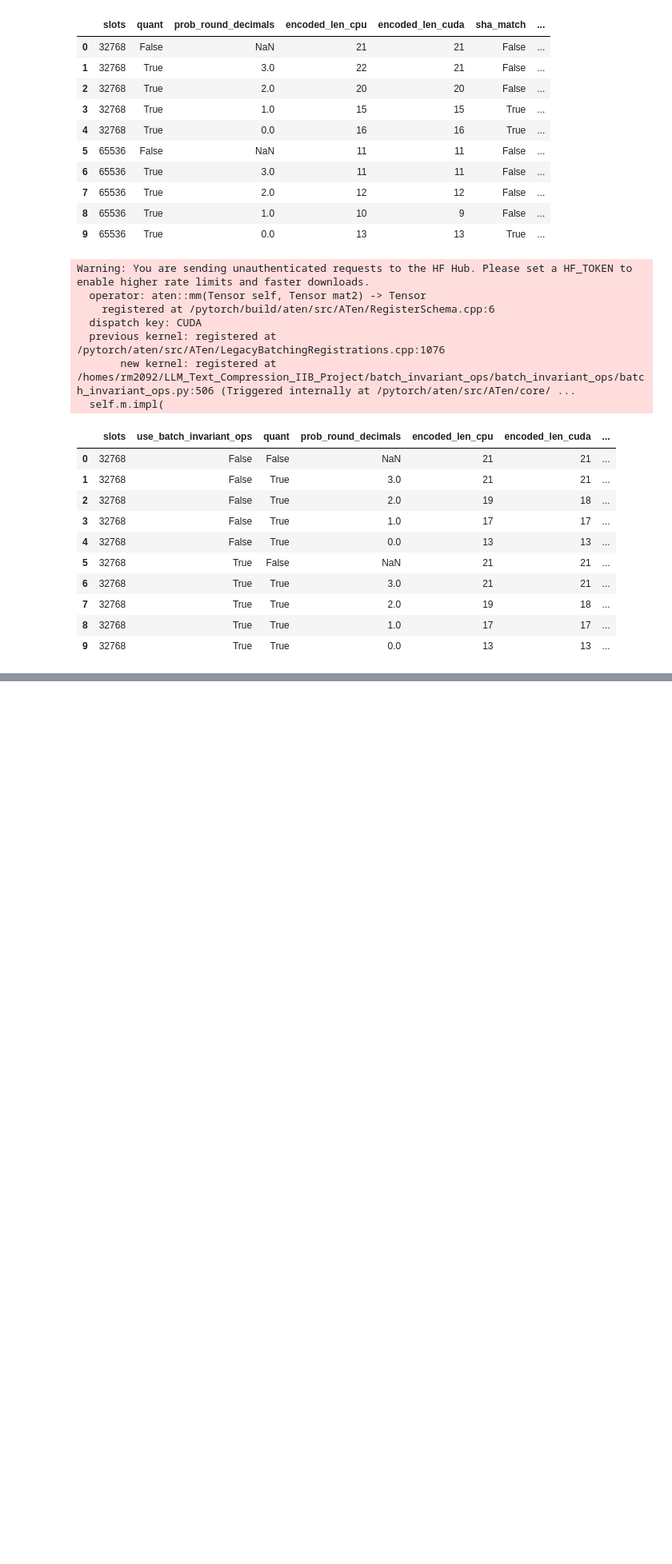
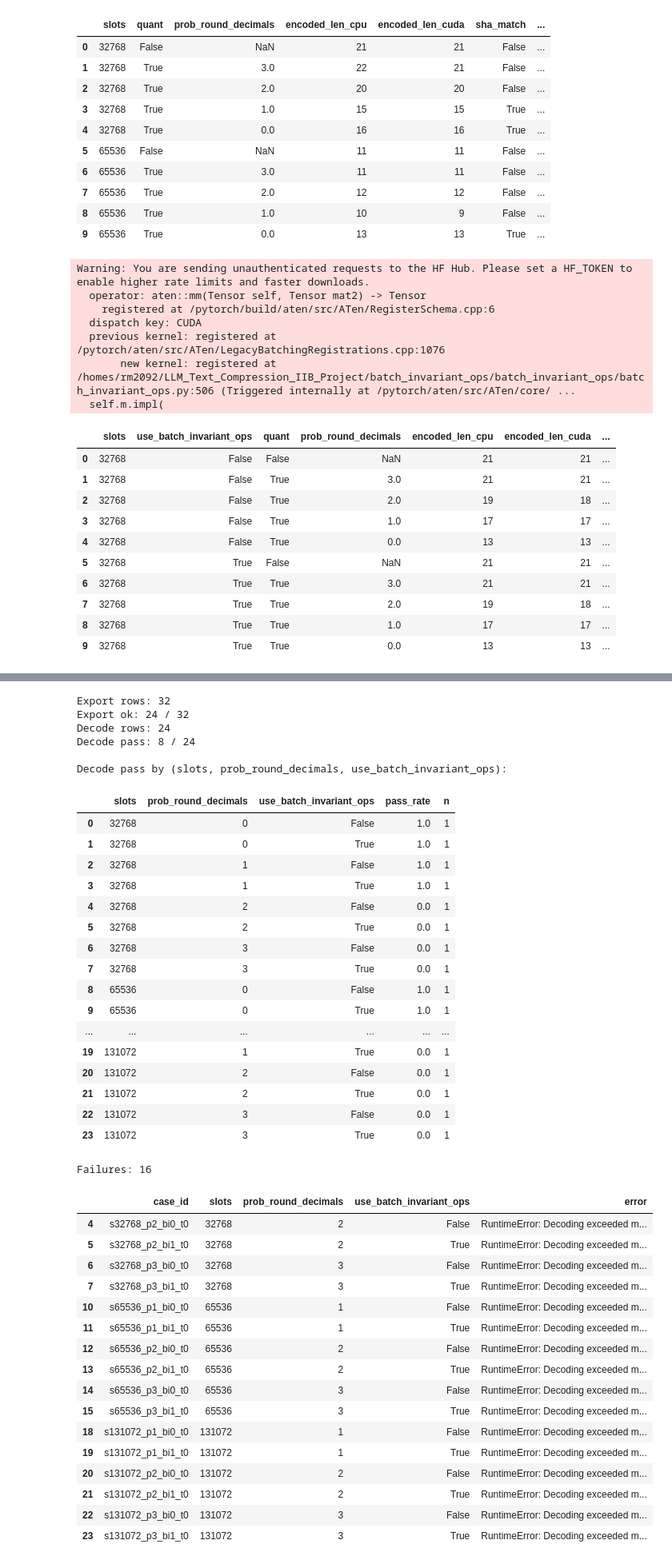
Before and after one commit to miaordh/LLM_Text_Compression_IIB_Project, a Jupyter notebook: lab_deterministic.ipynb, the cells around one changed output, grey strips where cells are left out. Shown at 80% size. Saved outputs shown, nothing was run; the diff lists cells and outputs as text; code cells hidden in the pictures; blank space fills up the shorter version.

```diff
--- a/lab_deterministic.ipynb
+++ b/lab_deterministic.ipynb
@@ -883,0 +961,62 @@ Pass count: 8 / 8
+# %%
+# Compact result summary for interpretation
+print("Export rows:", len(df_export))
+print("Export ok:", int(df_export["ok"].sum()), "/", len(df_export))
+
+print("Decode rows:", len(df_decode_portable))
+print("Decode pass:", int(df_decode_portable["text_match"].sum()), "/", len(df_decode_portable))
+
+print("\nDecode pass by (slots, prob_round_decimals, use_batch_invariant_ops):")
+display(
+    df_decode_portable.groupby(["slots", "prob_round_decimals", "use_batch_invariant_ops"], as_index=False)
+    .agg(pass_rate=("text_match", "mean"), n=("text_match", "count"))
+    .sort_values(["slots", "prob_round_decimals", "use_batch_invariant_ops"])
+    .reset_index(drop=True)
+)
+
+failures = df_decode_portable[df_decode_portable["text_match"] == False].copy()
+print("\nFailures:", len(failures))
+if len(failures) > 0:
+    display(failures[["case_id", "slots", "prob_round_decimals", "use_batch_invariant_ops", "error"]])
+# %% [output]
+Export rows: 32
+Export ok: 24 / 32
+Decode rows: 24
+Decode pass: 8 / 24
+
+Decode pass by (slots, prob_round_decimals, use_batch_invariant_ops):
+|  | slots | prob_round_decimals | use_batch_invariant_ops | pass_rate | n |
+| 0 | 32768 | 0 | False | 1.0 | 1 |
+| 1 | 32768 | 0 | True | 1.0 | 1 |
+| 2 | 32768 | 1 | False | 1.0 | 1 |
+| 3 | 32768 | 1 | True | 1.0 | 1 |
+| 4 | 32768 | 2 | False | 0.0 | 1 |
+| 5 | 32768 | 2 | True | 0.0 | 1 |
+| 6 | 32768 | 3 | False | 0.0 | 1 |
+| 7 | 32768 | 3 | True | 0.0 | 1 |
+| 8 | 65536 | 0 | False | 1.0 | 1 |
+| 9 | 65536 | 0 | True | 1.0 | 1 |
+| ... | ... | ... | ... | ... | ... |
+| 19 | 131072 | 1 | True | 0.0 | 1 |
+| 20 | 131072 | 2 | False | 0.0 | 1 |
+| 21 | 131072 | 2 | True | 0.0 | 1 |
+| 22 | 131072 | 3 | False | 0.0 | 1 |
+| 23 | 131072 | 3 | True | 0.0 | 1 |
+Failures: 16
+|  | case_id | slots | prob_round_decimals | use_batch_invariant_ops | error |
+| 4 | s32768_p2_bi0_t0 | 32768 | 2 | False | RuntimeError: Decoding exceeded m... |
+| 5 | s32768_p2_bi1_t0 | 32768 | 2 | True | RuntimeError: Decoding exceeded m... |
+| 6 | s32768_p3_bi0_t0 | 32768 | 3 | False | RuntimeError: Decoding exceeded m... |
+| 7 | s32768_p3_bi1_t0 | 32768 | 3 | True | RuntimeError: Decoding exceeded m... |
+| 10 | s65536_p1_bi0_t0 | 65536 | 1 | False | RuntimeError: Decoding exceeded m... |
+| 11 | s65536_p1_bi1_t0 | 65536 | 1 | True | RuntimeError: Decoding exceeded m... |
+| 12 | s65536_p2_bi0_t0 | 65536 | 2 | False | RuntimeError: Decoding exceeded m... |
+| 13 | s65536_p2_bi1_t0 | 65536 | 2 | True | RuntimeError: Decoding exceeded m... |
+| 14 | s65536_p3_bi0_t0 | 65536 | 3 | False | RuntimeError: Decoding exceeded m... |
+| 15 | s65536_p3_bi1_t0 | 65536 | 3 | True | RuntimeError: Decoding exceeded m... |
+| 18 | s131072_p1_bi0_t0 | 131072 | 1 | False | RuntimeError: Decoding exceeded m... |
+| 19 | s131072_p1_bi1_t0 | 131072 | 1 | True | RuntimeError: Decoding exceeded m... |
+| 20 | s131072_p2_bi0_t0 | 131072 | 2 | False | RuntimeError: Decoding exceeded m... |
+| 21 | s131072_p2_bi1_t0 | 131072 | 2 | True | RuntimeError: Decoding exceeded m... |
+| 22 | s131072_p3_bi0_t0 | 131072 | 3 | False | RuntimeError: Decoding exceeded m... |
+| 23 | s131072_p3_bi1_t0 | 131072 | 3 | True | RuntimeError: Decoding exceeded m... |
```
Also changed, not shown: parts of 4 cells of this notebook, 26 other files.
